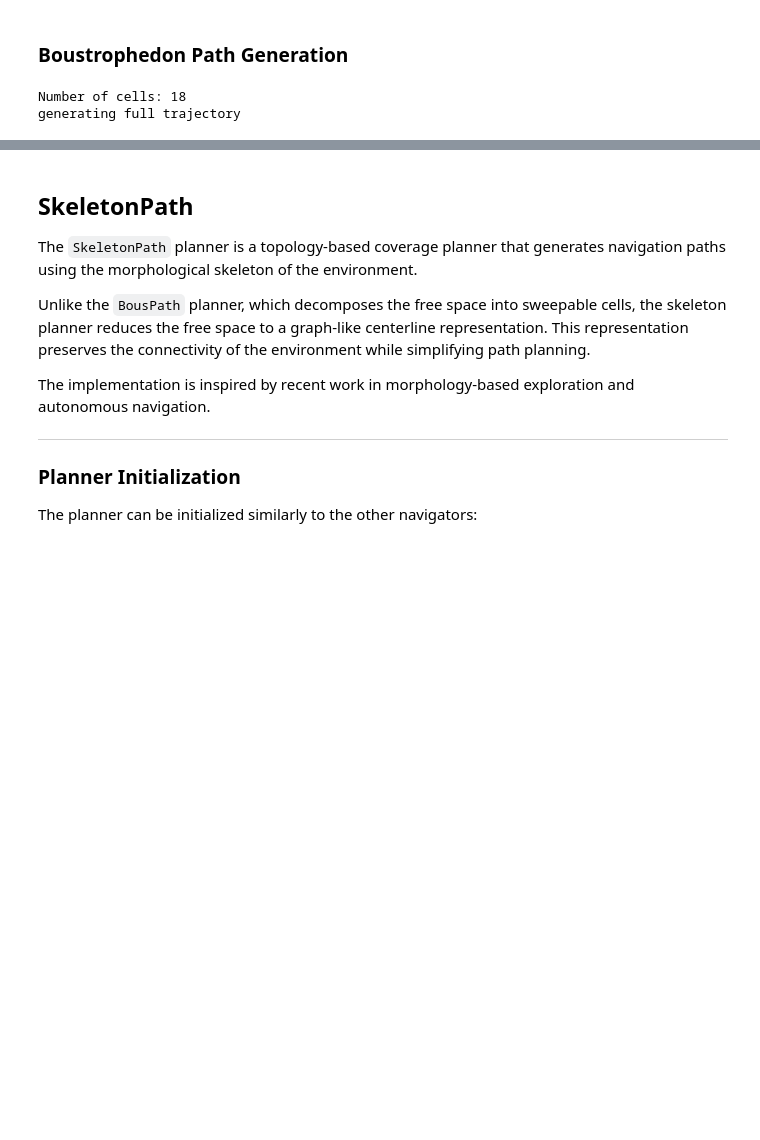
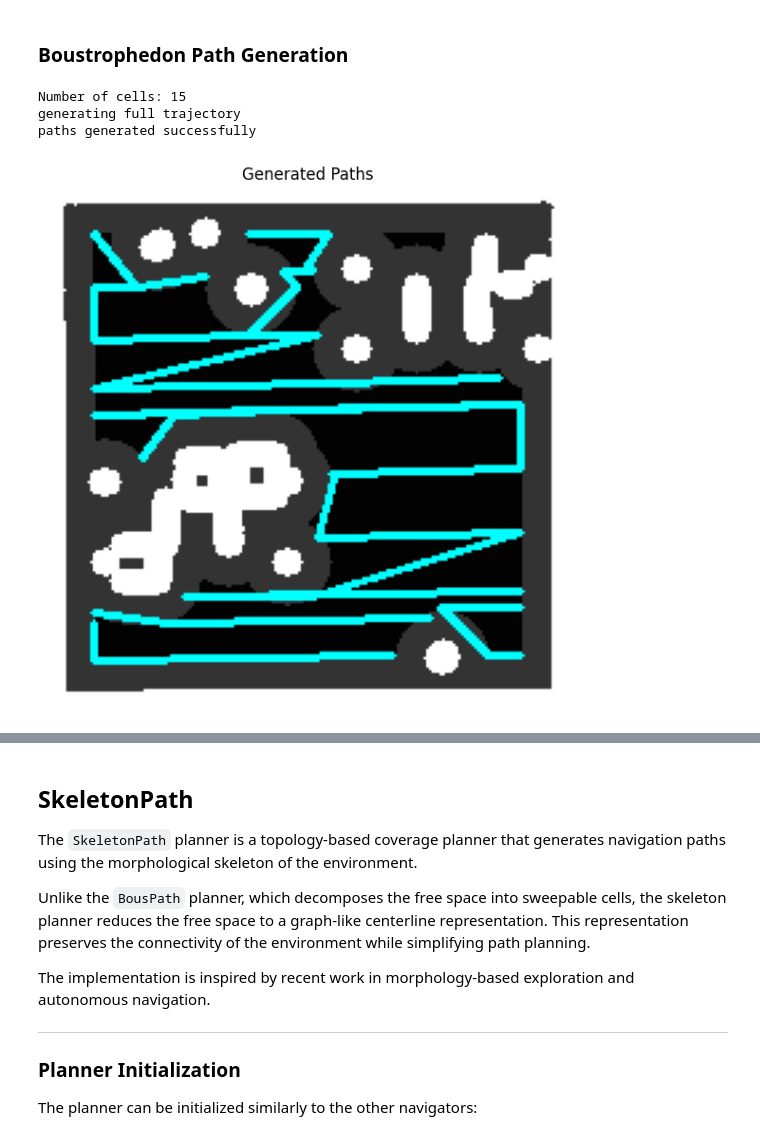
Before and after one commit to machine0herald/Mirte_Lab_Clean, a Jupyter notebook: mirte_lc_nav2/mirte_lc_nav2/test_nav.ipynb, the cells around one changed output, grey strips where cells are left out. Saved outputs shown, nothing was run; the diff lists cells and outputs as text; code cells hidden in the pictures; blank space fills up the shorter version.

```diff
--- a/mirte_lc_nav2/mirte_lc_nav2/test_nav.ipynb
+++ b/mirte_lc_nav2/mirte_lc_nav2/test_nav.ipynb
@@ -110,26 +259,30 @@ IndexError: list index out of range
 ### Boustrophedon Path Generation
 # %%
 paths = []
-for cell in cells:
-    bous_paths = navigator.bous_path(cells)
-    paths.append(bous_paths)
+# for cell in cells:
+bous_paths = navigator.bous_path(cells[0])
+paths.extend(bous_paths)
+
+print('paths generated successfully')
 
 swath_img = cv2.cvtColor(map_img, cv2.COLOR_GRAY2RGB)
 
 for path in paths:
     pts = np.array(navigator.world_to_pixel_path(path), dtype=np.int32)
 
     swath_img = cv2.polylines(
         swath_img,
         [pts],
         isClosed=False,
         color=(0, 255, 255),
-        thickness=1
+        thickness=2
     )
 show_imgs(
     [swath_img],
     ['Generated Paths']
 )
 # %% [output]
-Number of cells: 18
+Number of cells: 15
 generating full trajectory
+paths generated successfully
+[figure, added]
```
Also changed, not shown: parts of 9 cells of this notebook, 15 other files.
